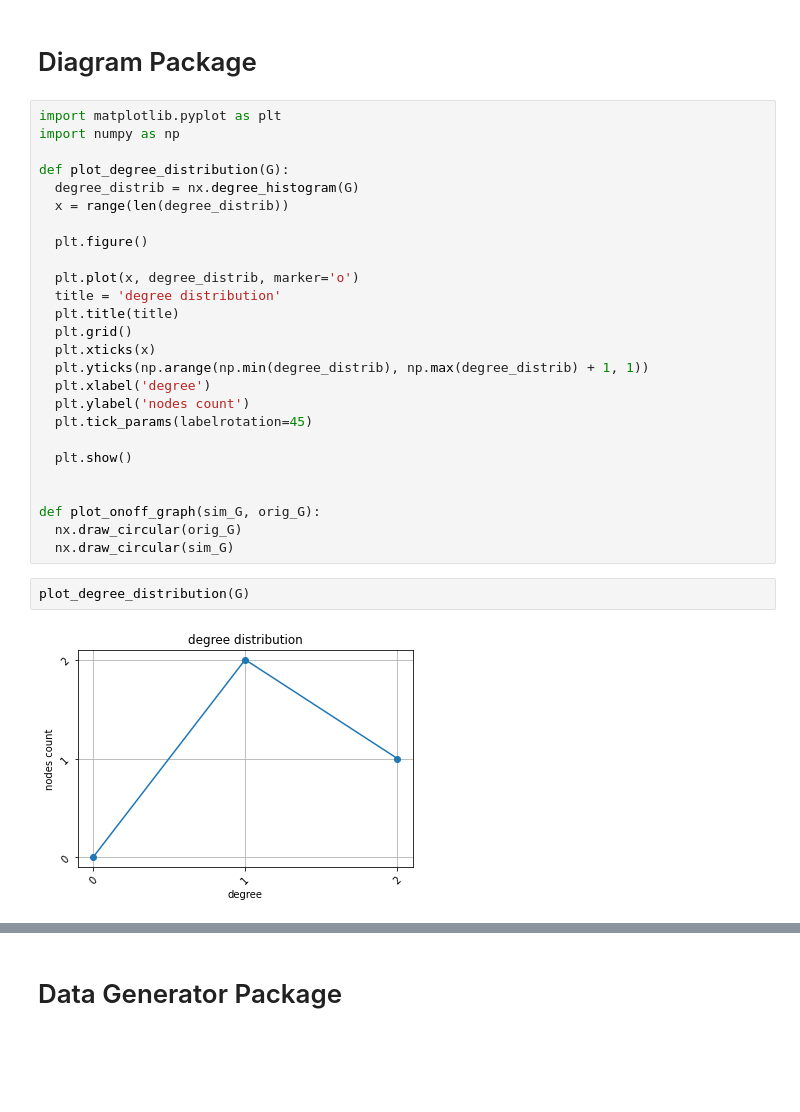
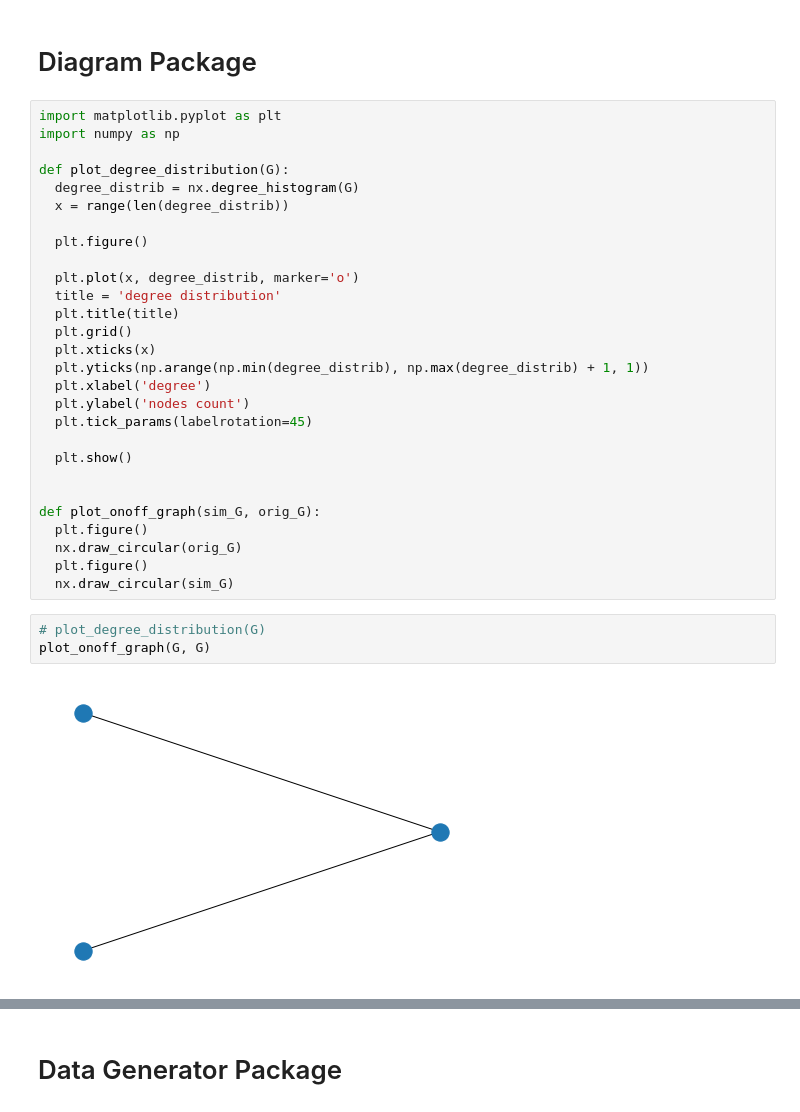
Before and after one commit to MJSahebnasi/Thesis-temporal-network-platform, a Jupyter notebook: thesis_main.ipynb, the cells around one changed output, grey strips where cells are left out. Cells and saved outputs as stored; diff of their text form; blank space fills up the shorter version.

Commit message:
an onoff_scenario works

```diff
--- a/thesis_main.ipynb
+++ b/thesis_main.ipynb
@@ -384,9 +384,12 @@ def plot_degree_distribution(G):
 
 
 def plot_onoff_graph(sim_G, orig_G):
+  plt.figure()
   nx.draw_circular(orig_G)
+  plt.figure()
   nx.draw_circular(sim_G)
-# %%
-plot_degree_distribution(G)
-# %% [output]
-[figure, removed]
+# %%
+# plot_degree_distribution(G)
+plot_onoff_graph(G, G)
+# %% [output]
+[figure, added]
```
Also changed, not shown: parts of 4 cells of this notebook.
